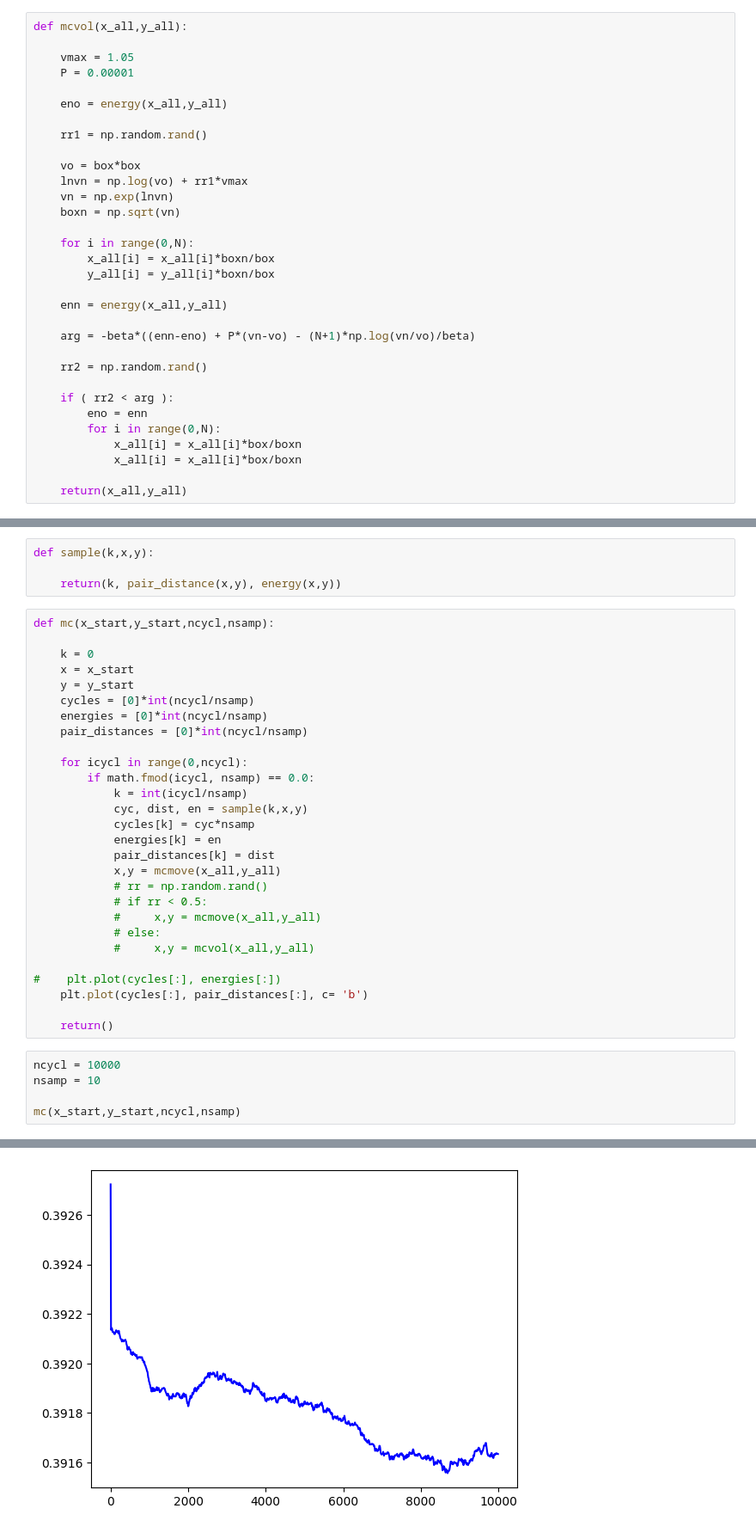
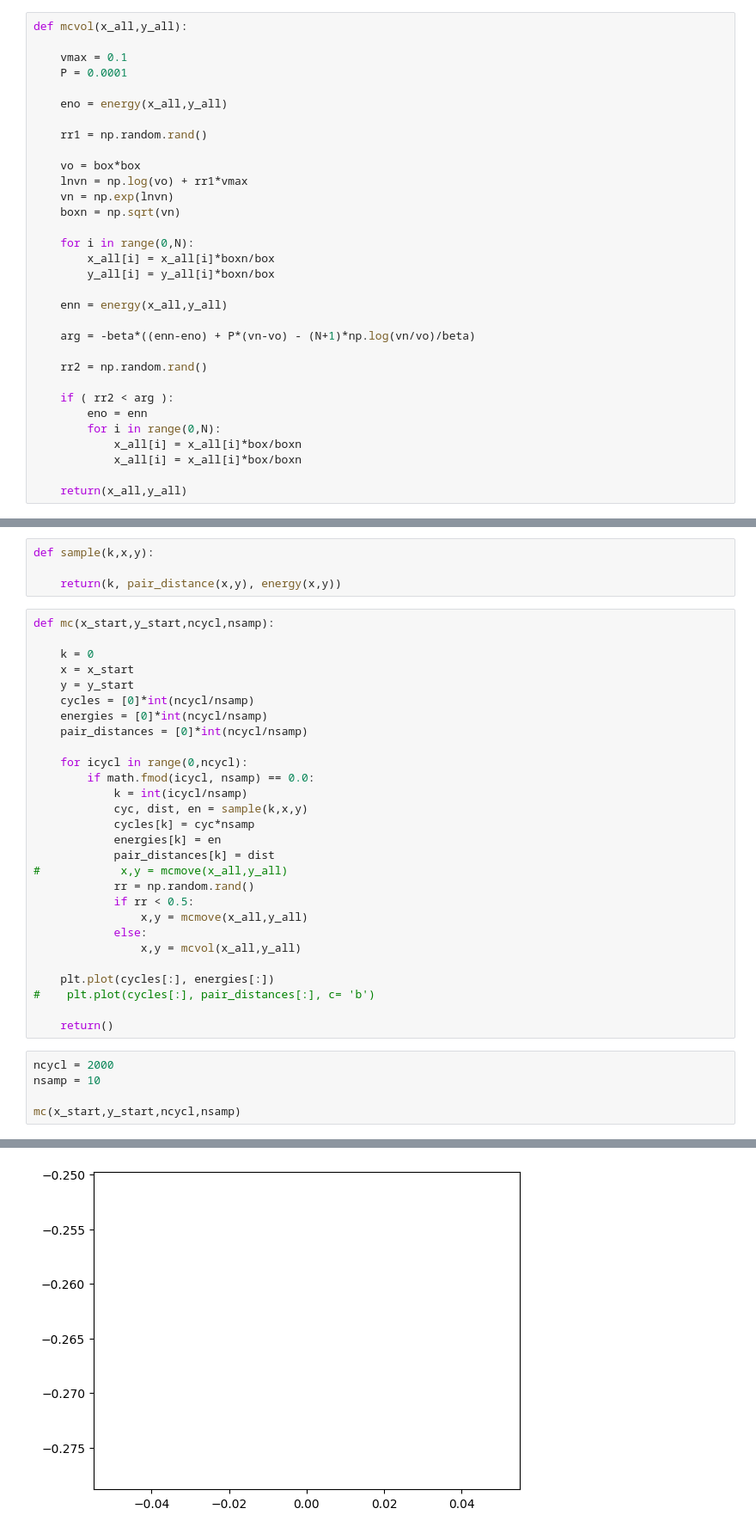
Before and after one commit to mannodiarun/MSE570, a Jupyter notebook: MC.ipynb, the cells around one changed output, grey strips where cells are left out. Shown: that part at 86% size. Cells and saved outputs as stored; diff of their text form.

```diff
--- a/MC.ipynb
+++ b/MC.ipynb
@@ -145,8 +149,8 @@ def mcmove(x_all,y_all):
 # %%
 def mcvol(x_all,y_all):
 
-    vmax = 1.05
-    P = 0.00001
+    vmax = 0.1
+    P = 0.0001
 
     eno = energy(x_all,y_all)
 
@@ -242,25 +246,25 @@ def mc(x_start,y_start,ncycl,nsamp):
             cycles[k] = cyc*nsamp
             energies[k] = en
             pair_distances[k] = dist
-            x,y = mcmove(x_all,y_all)
-            # rr = np.random.rand()
-            # if rr < 0.5:
-            #     x,y = mcmove(x_all,y_all)
-            # else:
-            #     x,y = mcvol(x_all,y_all)
+#            x,y = mcmove(x_all,y_all)
+            rr = np.random.rand()
+            if rr < 0.5:
+                x,y = mcmove(x_all,y_all)
+            else:
+                x,y = mcvol(x_all,y_all)
 
-#    plt.plot(cycles[:], energies[:])
-    plt.plot(cycles[:], pair_distances[:], c= 'b')
+    plt.plot(cycles[:], energies[:])
+#    plt.plot(cycles[:], pair_distances[:], c= 'b')
 
     return()
 # %%
-ncycl = 10000
+ncycl = 2000
 nsamp = 10
 
 mc(x_start,y_start,ncycl,nsamp)
 # %% [output]
 ()
-[figure, old version]
+[figure, new version]
 # %%
 for i in range(0,N):
     plt.scatter(x_start[i],y_start[i],c='k')
```
Also changed, not shown: parts of 2 cells of this notebook.
